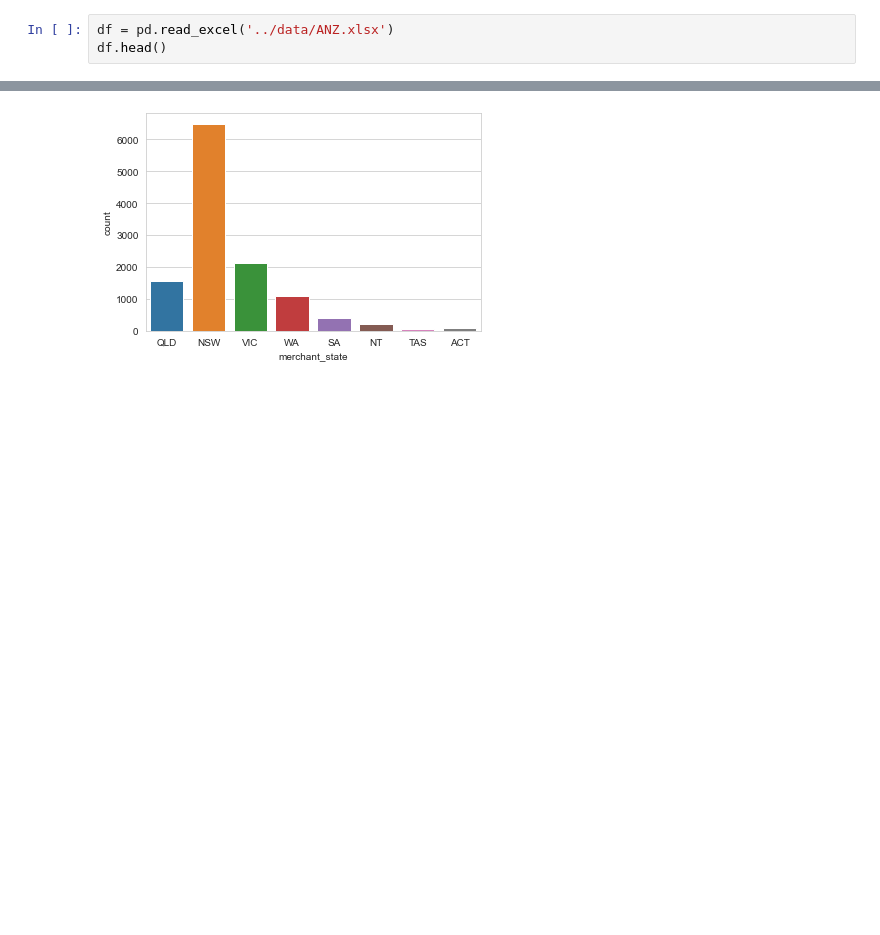
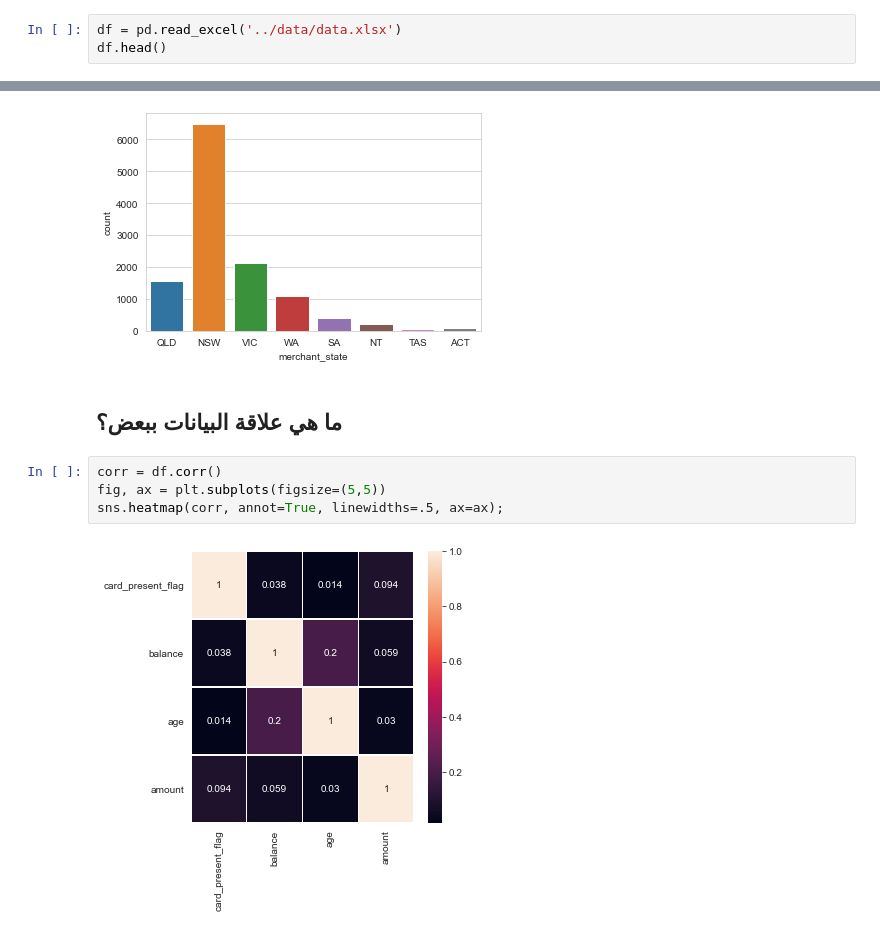
Before and after one commit to muh3ammed/data-analysis-task-0, a Jupyter notebook: notebook.ipynb, the cells around one changed output, grey strips where cells are left out. Saved outputs shown, nothing was run; the diff lists cells and outputs as text; blank space fills up the shorter version.

```diff
--- a/notebook.ipynb
+++ b/notebook.ipynb
@@ -12,7 +12,7 @@ import matplotlib.pyplot as plt
 # %% [markdown]
 ## قراءة البيانات
 # %%
-df = pd.read_excel('../data/ANZ.xlsx')
+df = pd.read_excel('../data/data.xlsx')
 df.head()
 # %% [output]
 |  | status | card_present_flag | bpay_biller_code | account | currency | long_lat | txn_description | ... |
@@ -277,3 +277,11 @@ sns.displot(df['movement']);
 sns.countplot(x='merchant_state', data=df);
 # %% [output]
 [figure]
+# %% [markdown]
+## ما هي علاقة البيانات ببعض؟
+# %%
+corr = df.corr()
+fig, ax = plt.subplots(figsize=(5,5))
+sns.heatmap(corr, annot=True, linewidths=.5, ax=ax);
+# %% [output]
+[figure, added]
```
